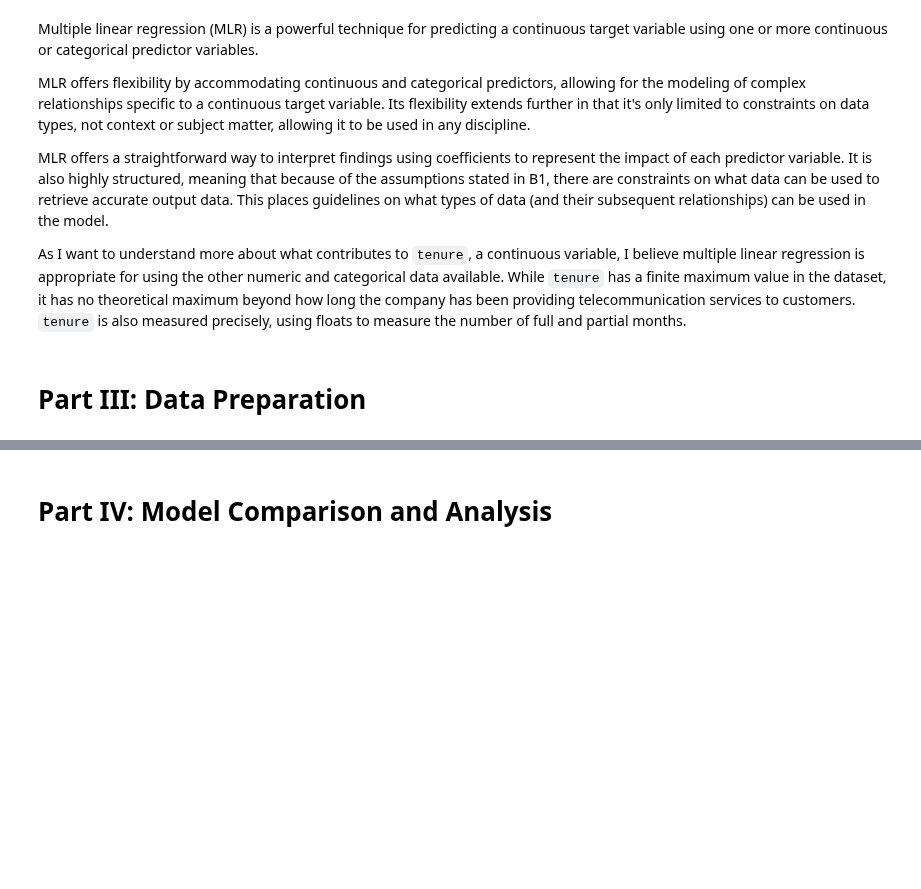
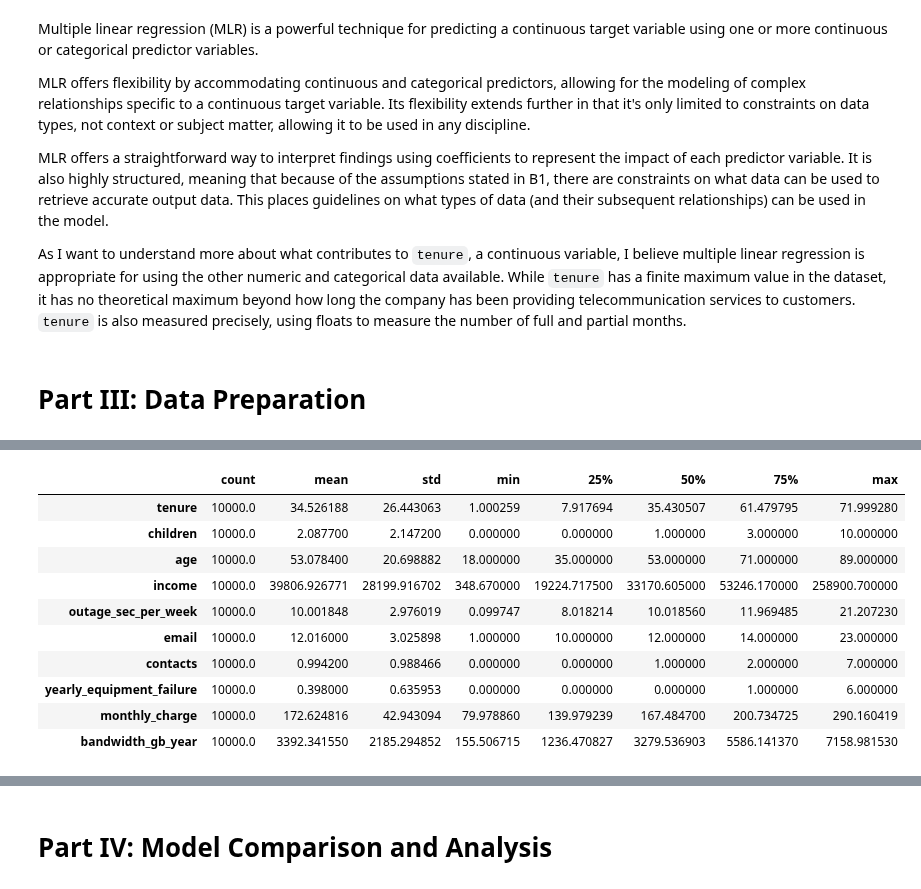
Before and after one commit to smmurdock/WGU-MSDA-DS, a Jupyter notebook: D208 Task 1/Murdock_Shanay D208 Task 1 PA Churn.ipynb, the cells around one changed output, grey strips where cells are left out. Saved outputs shown, nothing was run; the diff lists cells and outputs as text; code cells hidden in the pictures; blank space fills up the shorter version.

```diff
--- a/D208 Task 1/Murdock_Shanay D208 Task 1 PA Churn.ipynb
+++ b/D208 Task 1/Murdock_Shanay D208 Task 1 PA Churn.ipynb
@@ -80,0 +402,15 @@ df.head()
+# %%
+# Check for outliers in any remaining numeric columns
+churn_reg.describe().T
+# %% [output]
+|  | count | mean | std | min | 25% | 50% | 75% | max |
+| tenure | 10000.0 | 34.526188 | 26.443063 | 1.000259 | 7.917694 | 35.430507 | 61.479795 | 71.999280 |
+| children | 10000.0 | 2.087700 | 2.147200 | 0.000000 | 0.000000 | 1.000000 | 3.000000 | 10.000000 |
+| age | 10000.0 | 53.078400 | 20.698882 | 18.000000 | 35.000000 | 53.000000 | 71.000000 | 89.000000 |
+| income | 10000.0 | 39806.926771 | 28199.916702 | 348.670000 | 19224.717500 | 33170.605000 | 53246.170000 | 258900.700000 |
+| outage_sec_per_week | 10000.0 | 10.001848 | 2.976019 | 0.099747 | 8.018214 | 10.018560 | 11.969485 | 21.207230 |
+| email | 10000.0 | 12.016000 | 3.025898 | 1.000000 | 10.000000 | 12.000000 | 14.000000 | 23.000000 |
+| contacts | 10000.0 | 0.994200 | 0.988466 | 0.000000 | 0.000000 | 1.000000 | 2.000000 | 7.000000 |
+| yearly_equipment_failure | 10000.0 | 0.398000 | 0.635953 | 0.000000 | 0.000000 | 0.000000 | 1.000000 | 6.000000 |
+| monthly_charge | 10000.0 | 172.624816 | 42.943094 | 79.978860 | 139.979239 | 167.484700 | 200.734725 | 290.160419 |
+| bandwidth_gb_year | 10000.0 | 3392.341550 | 2185.294852 | 155.506715 | 1236.470827 | 3279.536903 | 5586.141370 | 7158.981530 |
```
Also changed, not shown: parts of 35 cells of this notebook.
